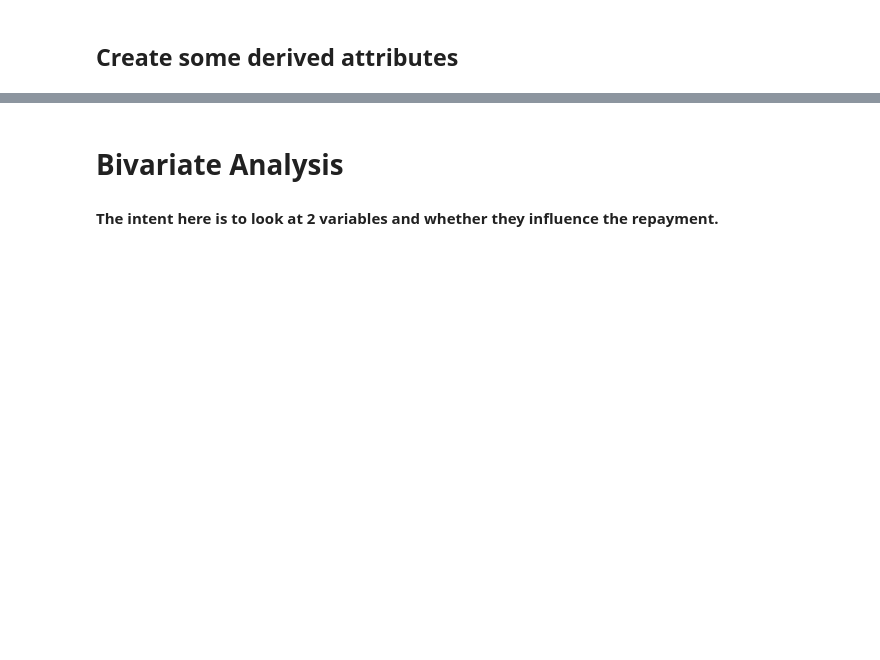
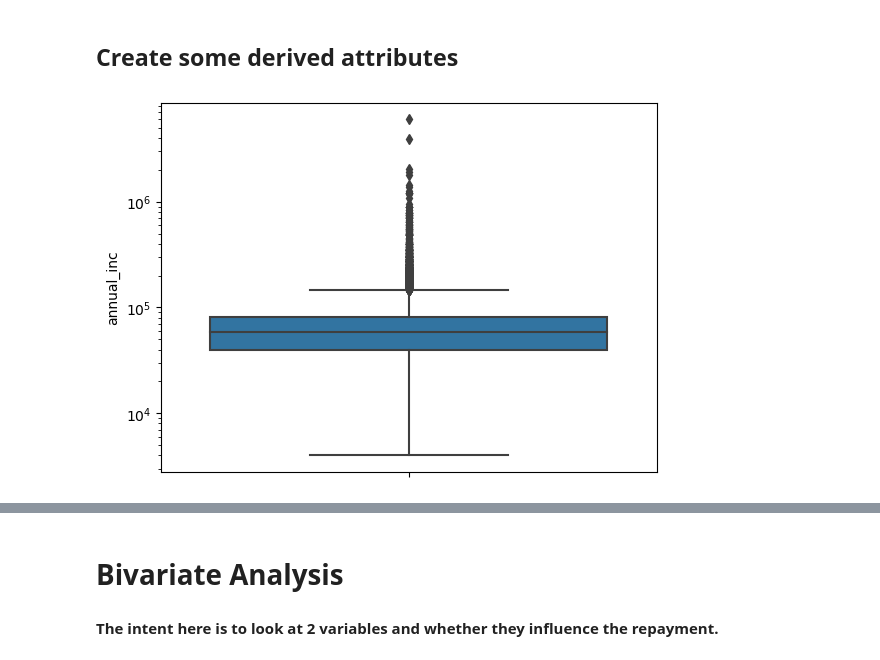
Before and after one commit to ajayvmohandas/lending_club_case_study, a Jupyter notebook: Lending-Club-Case-Study.ipynb, the cells around one changed output, grey strips where cells are left out. Saved outputs shown, nothing was run; the diff lists cells and outputs as text; code cells hidden in the pictures; blank space fills up the shorter version.

```diff
--- a/Lending-Club-Case-Study.ipynb
+++ b/Lending-Club-Case-Study.ipynb
@@ -130,3 +130,15 @@ loan_df.describe()
 # %%
 # Since the max loan amount is 35k, let us use 7 bins of 5k each
 loan_df['amount_bins'] = pd.cut(loan_df['loan_amnt'], bins=7,precision =0,labels=['>0-5k','>5k-10k','>10k-15k','>15k-20k','>20k-25k','>25k-30k','>30k-35k'])
+# %%
+loan_df['annual_income_groups'] = pd.cut(loan_df['annual_inc'], bins=5,precision =0,labels =['3k-31k','31k-58k','58k-85k','85k-112k','112k-140k'])
+# %%
+annual_inc_bins = [0, 50000, 100000, 150000, 200000, 250000, 300000, float('inf')]
+annual_inc_labels = ['0-50k', '50k-100k', '100k-150k', '150k-200k', '200-250k', '250k-300k', '>300k']
+
+loan_df['annual_income_groups'] = pd.cut(loan_df['annual_inc'], precision =0,bins=annual_inc_bins, labels=annual_inc_labels)
+# %%
+facet=sns.boxplot(data=loan_df, y='annual_inc')
+facet.set_yscale('log')
+# %% [output]
+[figure, added]
```
Also changed, not shown: parts of 13 cells of this notebook.
